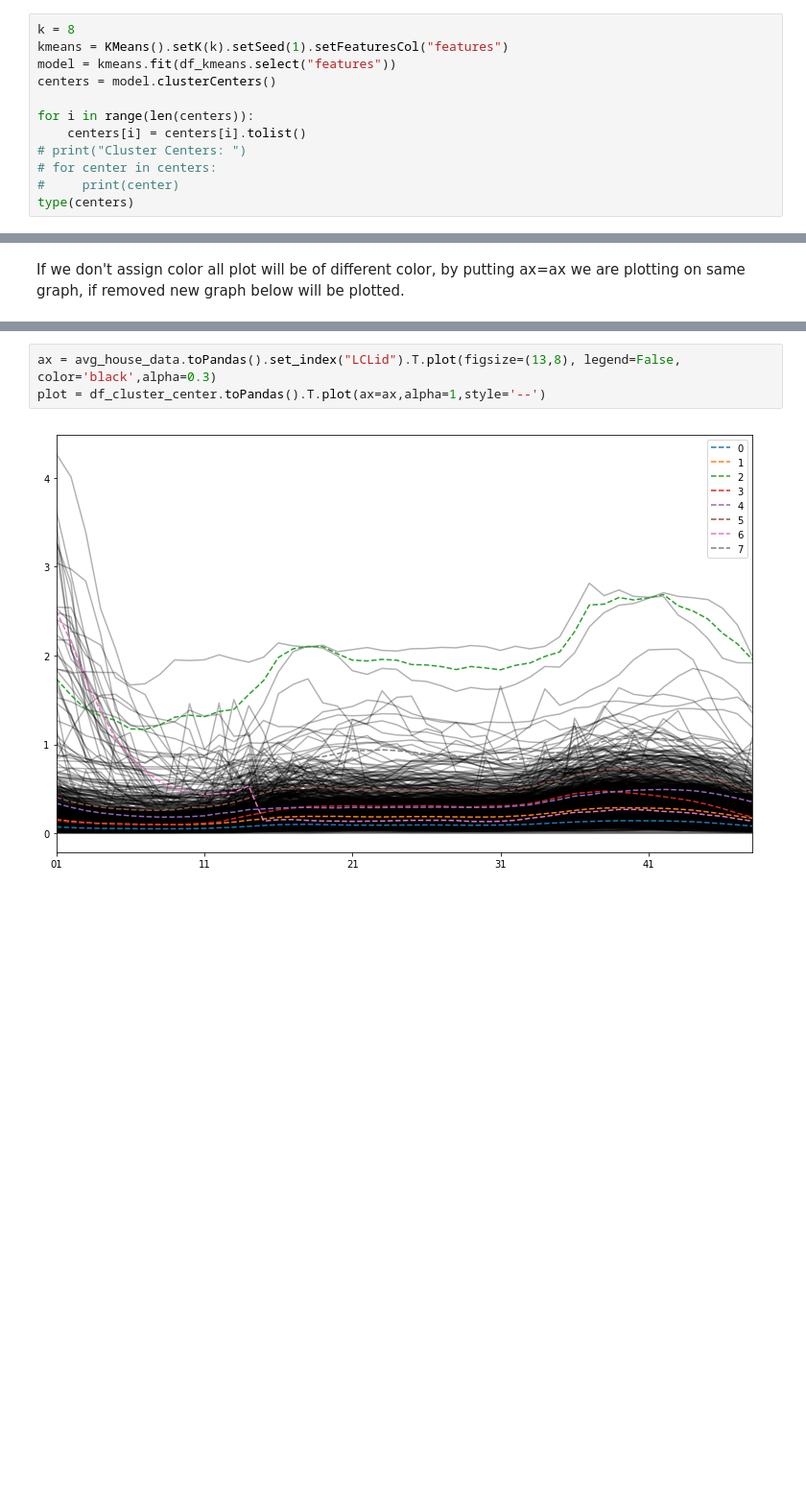
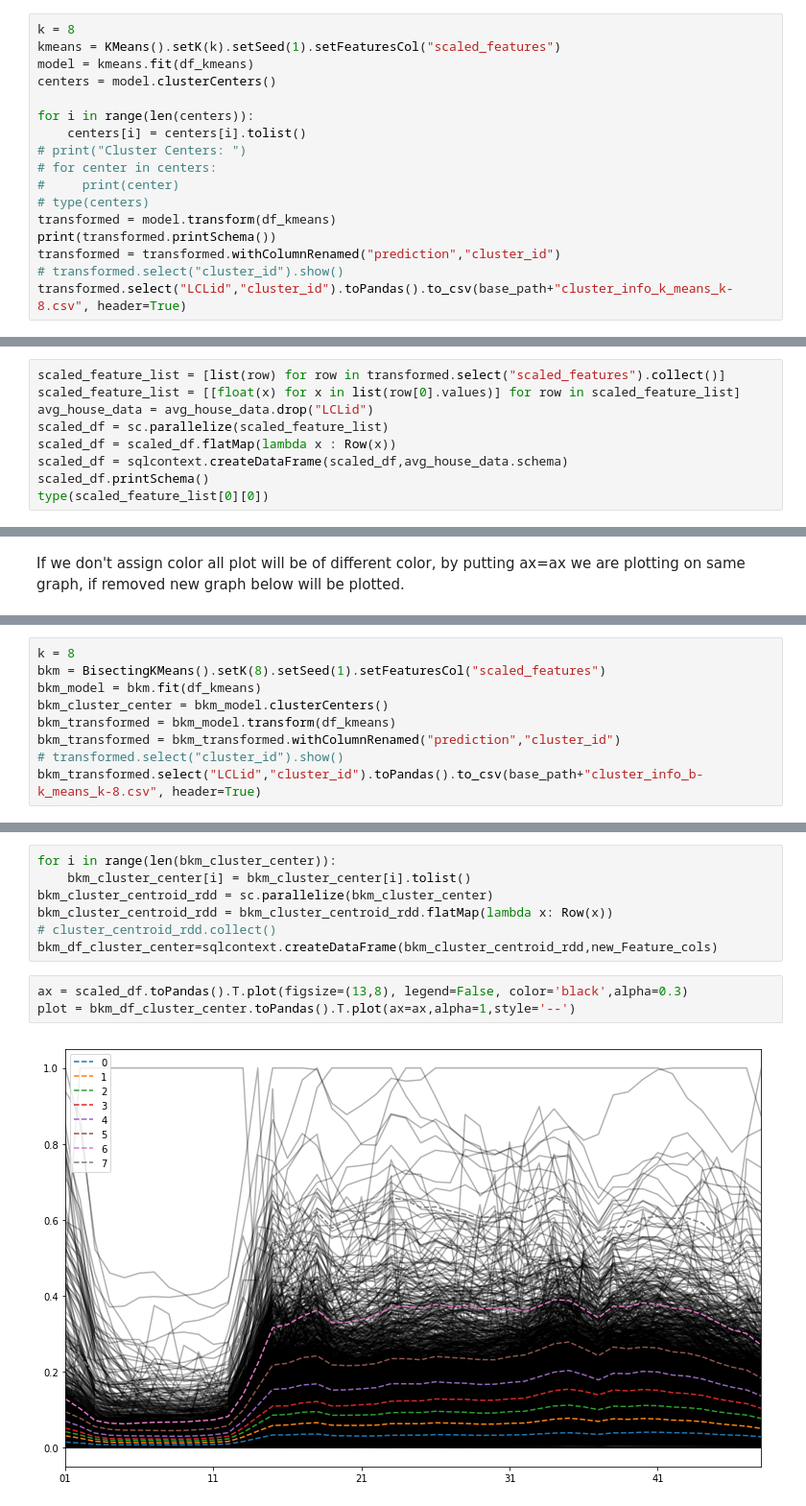
Before and after one commit to mishi-a/London_Smart_Meter_Load_Forecasting, a Jupyter notebook: Clustering_load_profile.ipynb, the cells around one changed output, grey strips where cells are left out. Shown: that part at 96% size. Saved outputs shown, nothing was run; the diff lists cells and outputs as text; blank space fills up the shorter version.

Commit message:
added aggregated feature for cluster

```diff
--- a/Clustering_load_profile.ipynb
+++ b/Clustering_load_profile.ipynb
@@ -107,8 +133,8 @@ Text(0, 0.5, 'cost')
 ### Train Model
 # %%
 k = 8
-kmeans = KMeans().setK(k).setSeed(1).setFeaturesCol("features")
-model = kmeans.fit(df_kmeans.select("features"))
+kmeans = KMeans().setK(k).setSeed(1).setFeaturesCol("scaled_features")
+model = kmeans.fit(df_kmeans)
 centers = model.clusterCenters()
 
 for i in range(len(centers)):
@@ -116,5 +142,10 @@ for i in range(len(centers)):
 # print("Cluster Centers: ")
 # for center in centers:
 #     print(center)
-type(centers)
+# type(centers)
+transformed = model.transform(df_kmeans)
+print(transformed.printSchema())
+transformed = transformed.withColumnRenamed("prediction","cluster_id")
+# transformed.select("cluster_id").show()
+transformed.select("LCLid","cluster_id").toPandas().to_csv(base_path+"cluster_info_k_means_k-8.csv", header=True)
 # %% [output]
@@ -191,0 +177,9 @@ only showing top 20 rows
+# %%
+scaled_feature_list = [list(row) for row in transformed.select("scaled_features").collect()]
+scaled_feature_list = [[float(x) for x in list(row[0].values)] for row in scaled_feature_list]
+avg_house_data = avg_house_data.drop("LCLid")
+scaled_df = sc.parallelize(scaled_feature_list)
+scaled_df = scaled_df.flatMap(lambda x : Row(x))
+scaled_df = sqlcontext.createDataFrame(scaled_df,avg_house_data.schema)
+scaled_df.printSchema()
+type(scaled_feature_list[0][0])
@@ -195,0 +250,9 @@ if removed new graph below will be plotted.
+# %%
+k = 8
+bkm = BisectingKMeans().setK(8).setSeed(1).setFeaturesCol("scaled_features")
+bkm_model = bkm.fit(df_kmeans)
+bkm_cluster_center = bkm_model.clusterCenters()
+bkm_transformed = bkm_model.transform(df_kmeans)
+bkm_transformed = bkm_transformed.withColumnRenamed("prediction","cluster_id")
+# transformed.select("cluster_id").show()
+bkm_transformed.select("LCLid","cluster_id").toPandas().to_csv(base_path+"cluster_info_b-k_means_k-8.csv", header=True)
@@ -196,6 +263,13 @@ if removed new graph below will be plotted.
+# %%
+for i in range(len(bkm_cluster_center)):
+    bkm_cluster_center[i] = bkm_cluster_center[i].tolist()
+bkm_cluster_centroid_rdd = sc.parallelize(bkm_cluster_center)
+bkm_cluster_centroid_rdd = bkm_cluster_centroid_rdd.flatMap(lambda x: Row(x))
+# cluster_centroid_rdd.collect()
+bkm_df_cluster_center=sqlcontext.createDataFrame(bkm_cluster_centroid_rdd,new_Feature_cols)
 # %%
-ax = avg_house_data.toPandas().set_index("LCLid").T.plot(figsize=(13,8), legend=False, color='black',alpha=0.3)
-plot = df_cluster_center.toPandas().T.plot(ax=ax,alpha=1,style='--')
+ax = scaled_df.toPandas().T.plot(figsize=(13,8), legend=False, color='black',alpha=0.3)
+plot = bkm_df_cluster_center.toPandas().T.plot(ax=ax,alpha=1,style='--')
 # %% [output]
-[figure, old version]
+[figure, new version]
 # %%
```
Also changed, not shown: parts of 23 cells of this notebook, 8 other files.
